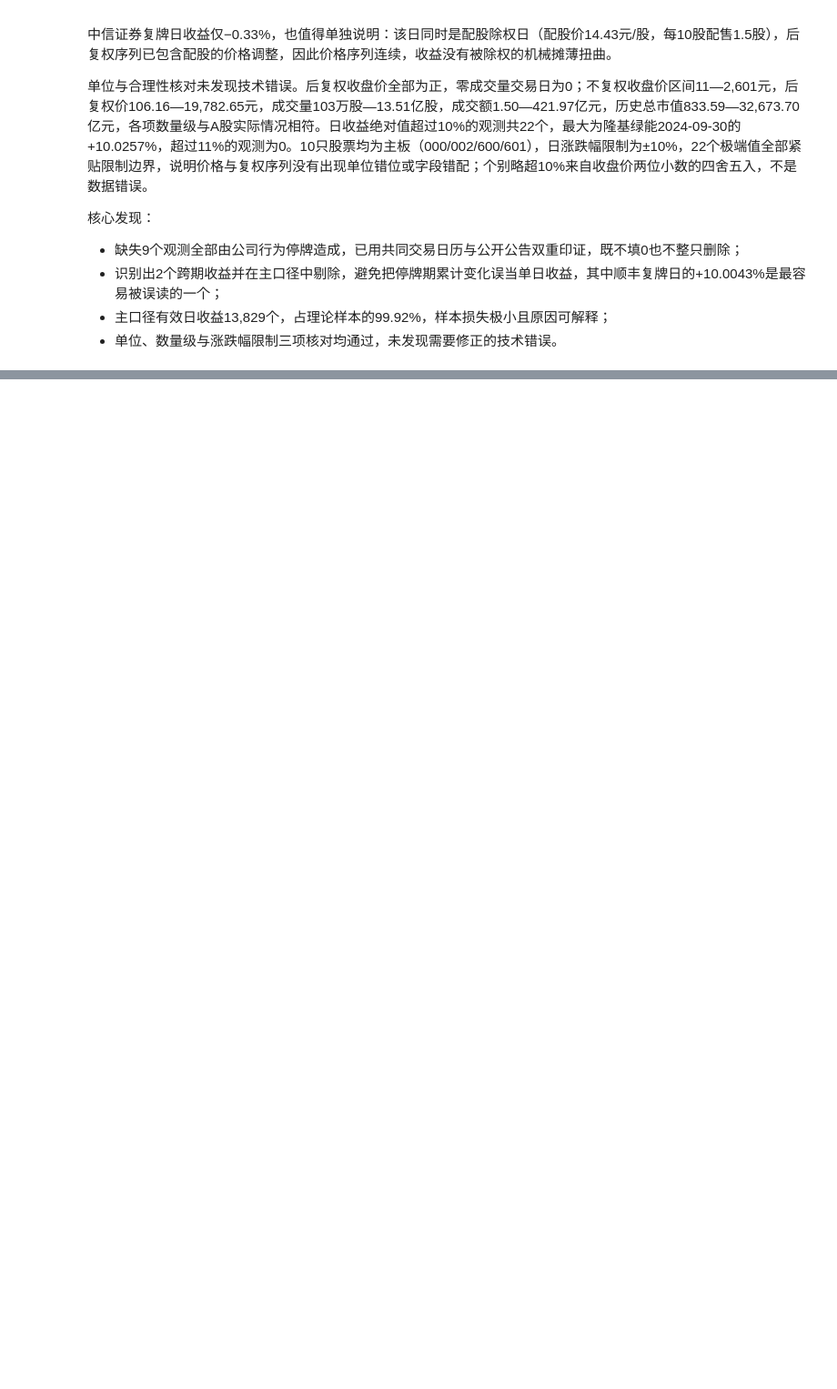
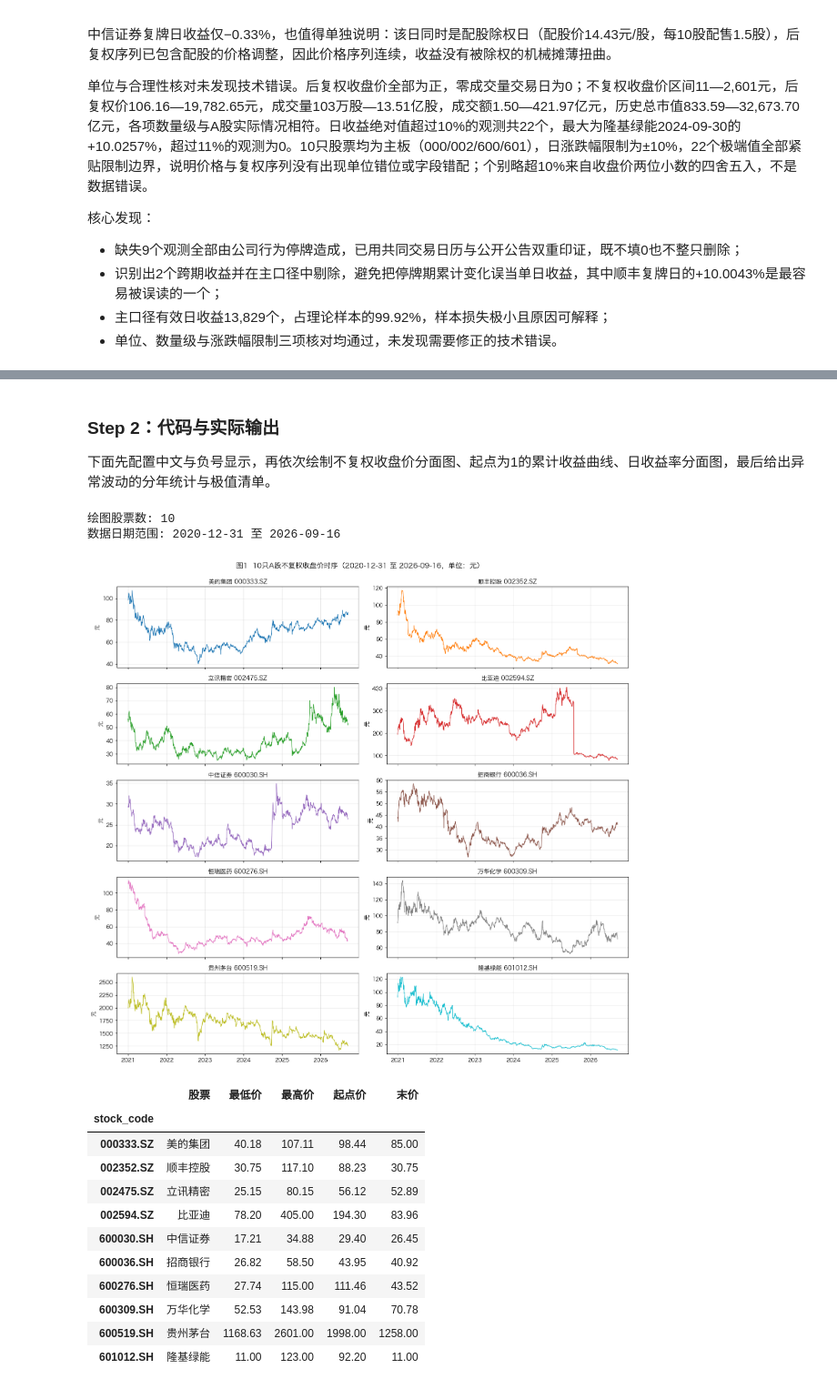
Before and after one commit to Jaremy112/fineco-homework, a Jupyter notebook: hw-02/hw_02-1.ipynb, the cells around one changed output, grey strips where cells are left out. Shown at 91% size. Cells and saved outputs as stored; diff of their text form; code cells hidden in the pictures; blank space fills up the shorter version.

```diff
--- a/hw-02/hw_02-1.ipynb
+++ b/hw-02/hw_02-1.ipynb
@@ -435,0 +442,57 @@ display(d.loc[d["cross_period"], ["stock_code", "stock_name", "date", "skipped_d
+# %% [markdown]
+### Step 2：代码与实际输出
+
+下面先配置中文与负号显示，再依次绘制不复权收盘价分面图、起点为1的累计收益曲线、日收益率分面图，最后给出异常波动的分年统计与极值清单。
+# %%
+# 配置中文字体与负号显示（作业要求图表中文和负号正常）
+import matplotlib.pyplot as plt
+import matplotlib.dates as mdates
+
+plt.rcParams["font.sans-serif"] = ["PingFang SC", "Hiragino Sans GB", "Arial Unicode MS", "Heiti TC"]
+plt.rcParams["axes.unicode_minus"] = False
+plt.rcParams["figure.dpi"] = 110
+
+# 复用以第 2 节构造好的收益率数据（d 含 ret、ret_raw、cross_period）
+names = d.drop_duplicates("stock_code").set_index("stock_code")["stock_name"].to_dict()
+order = sorted(names.keys())
+colors = {code: plt.cm.tab10(i % 10) for i, code in enumerate(order)}
+print("绘图股票数:", len(order))
+print("数据日期范围:", d["date"].min().date(), "至", d["date"].max().date())
+# %% [output]
+绘图股票数: 10
+数据日期范围: 2020-12-31 至 2026-09-16
+# %%
+# 图1：各股票不复权收盘价时序（分面）
+fig, axes = plt.subplots(5, 2, figsize=(14, 13), sharex=True)
+for ax, code in zip(axes.ravel(), order):
+    sub = d[d["stock_code"] == code]
+    ax.plot(sub["date"], sub["close_unadjusted"], color=colors[code], linewidth=1)
+    ax.set_title(f"{names[code]} {code}", fontsize=11)
+    ax.set_ylabel("元")
+    ax.grid(alpha=0.3)
+axes[0, 0].xaxis.set_major_locator(mdates.YearLocator())
+axes[0, 0].xaxis.set_major_formatter(mdates.DateFormatter("%Y"))
+fig.suptitle("图1  10只A股不复权收盘价时序（2020-12-31 至 2026-09-16，单位：元）",
+             fontsize=13, y=0.995)
+fig.tight_layout()
+plt.show()
+
+# 价格区间表
+display(d.groupby("stock_code").agg(
+    股票=("stock_name", "first"), 最低价=("close_unadjusted", "min"), 最高价=("close_unadjusted", "max"),
+    起点价=("close_unadjusted", "first"), 末价=("close_unadjusted", "last")
+).reindex(order))
+# %% [output]
+[figure, added]
+|  | 股票 | 最低价 | 最高价 | 起点价 | 末价 |
+| stock_code |  |  |  |  |  |
+| 000333.SZ | 美的集团 | 40.18 | 107.11 | 98.44 | 85.00 |
+| 002352.SZ | 顺丰控股 | 30.75 | 117.10 | 88.23 | 30.75 |
+| 002475.SZ | 立讯精密 | 25.15 | 80.15 | 56.12 | 52.89 |
+| 002594.SZ | 比亚迪 | 78.20 | 405.00 | 194.30 | 83.96 |
+| 600030.SH | 中信证券 | 17.21 | 34.88 | 29.40 | 26.45 |
+| 600036.SH | 招商银行 | 26.82 | 58.50 | 43.95 | 40.92 |
+| 600276.SH | 恒瑞医药 | 27.74 | 115.00 | 111.46 | 43.52 |
+| 600309.SH | 万华化学 | 52.53 | 143.98 | 91.04 | 70.78 |
+| 600519.SH | 贵州茅台 | 1168.63 | 2601.00 | 1998.00 | 1258.00 |
+| 601012.SH | 隆基绿能 | 11.00 | 123.00 | 92.20 | 11.00 |
```
Also changed, not shown: parts of 7 cells of this notebook, 3 other files.
